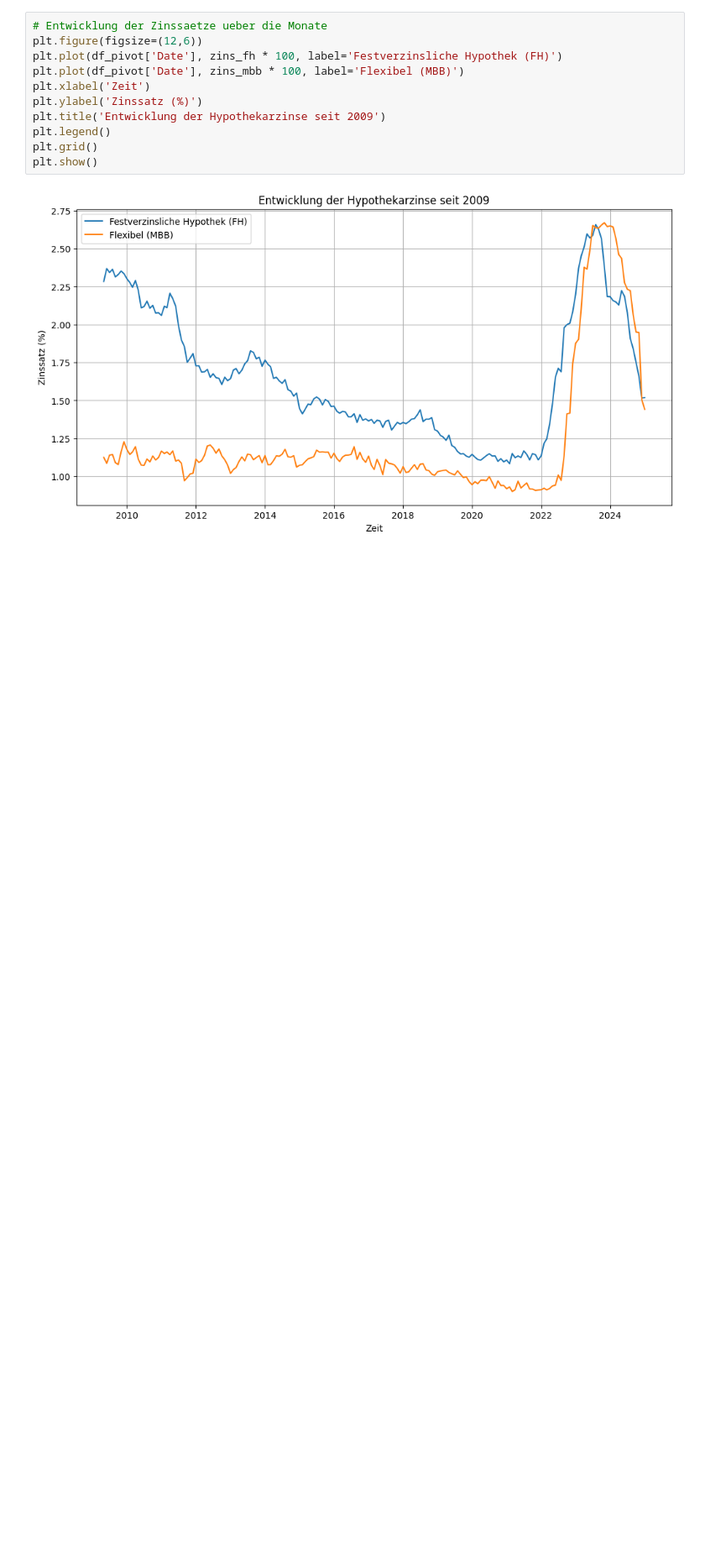
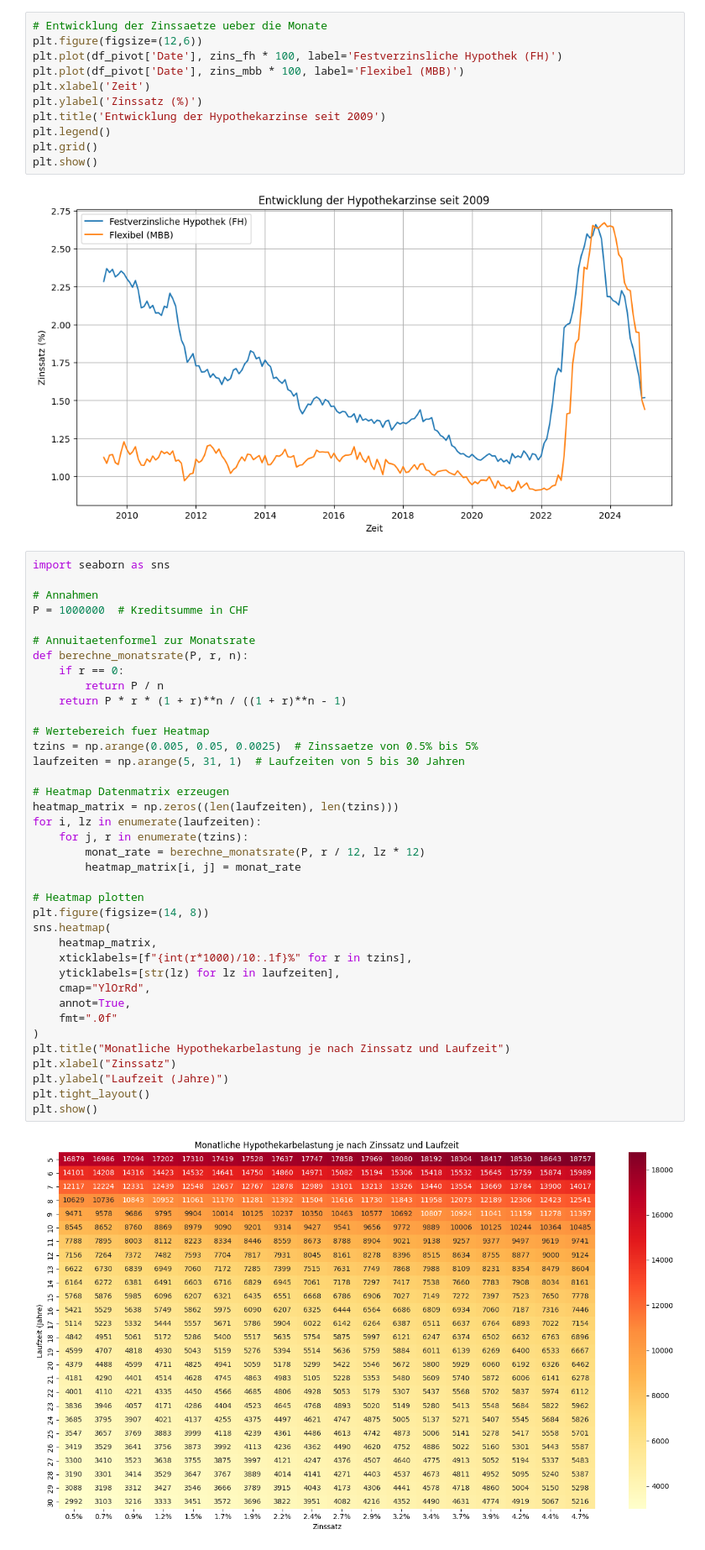
Before and after one commit to NevinJulian/HSLU.MATF, a Jupyter notebook: scripts/mortgage_comparison_interest_rates.ipynb, the cells around one changed output. Shown at 84% size. Drawn from its saved outputs; the diff is of its cells as text; blank space fills up the shorter version.

```diff
--- a/scripts/mortgage_comparison_interest_rates.ipynb
+++ b/scripts/mortgage_comparison_interest_rates.ipynb
@@ -215,3 +220,43 @@ plt.grid()
 plt.show()
 # %% [output]
 [figure]
+# %%
+import seaborn as sns
+
+# Annahmen
+P = 1000000  # Kreditsumme in CHF
+
+# Annuitaetenformel zur Monatsrate
+def berechne_monatsrate(P, r, n):
+    if r == 0:
+        return P / n
+    return P * r * (1 + r)**n / ((1 + r)**n - 1)
+
+# Wertebereich fuer Heatmap
+tzins = np.arange(0.005, 0.05, 0.0025)  # Zinssaetze von 0.5% bis 5%
+laufzeiten = np.arange(5, 31, 1)  # Laufzeiten von 5 bis 30 Jahren
+
+# Heatmap Datenmatrix erzeugen
+heatmap_matrix = np.zeros((len(laufzeiten), len(tzins)))
+for i, lz in enumerate(laufzeiten):
+    for j, r in enumerate(tzins):
+        monat_rate = berechne_monatsrate(P, r / 12, lz * 12)
+        heatmap_matrix[i, j] = monat_rate
+
+# Heatmap plotten
+plt.figure(figsize=(14, 8))
+sns.heatmap(
+    heatmap_matrix,
+    xticklabels=[f"{int(r*1000)/10:.1f}%" for r in tzins],
+    yticklabels=[str(lz) for lz in laufzeiten],
+    cmap="YlOrRd",
+    annot=True,
+    fmt=".0f"
+)
+plt.title("Monatliche Hypothekarbelastung je nach Zinssatz und Laufzeit")
+plt.xlabel("Zinssatz")
+plt.ylabel("Laufzeit (Jahre)")
+plt.tight_layout()
+plt.show()
+# %% [output]
+[figure, added]
```
Also changed, not shown: parts of 1 cell of this notebook.
